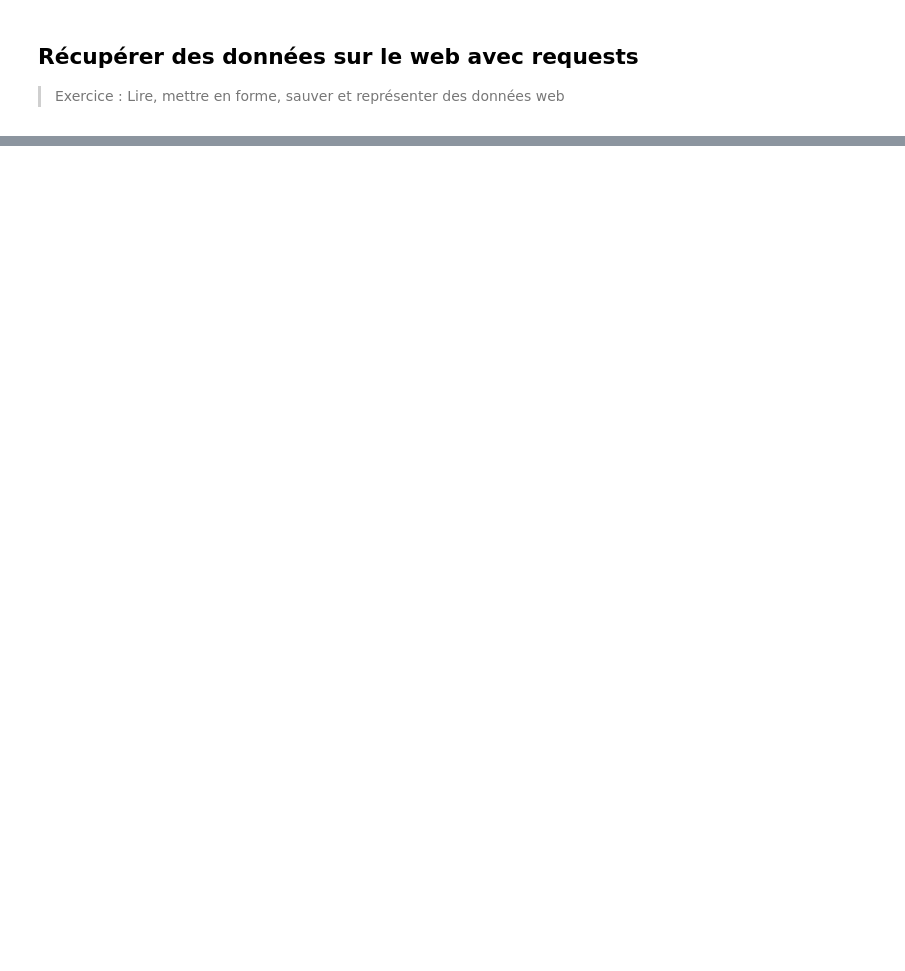
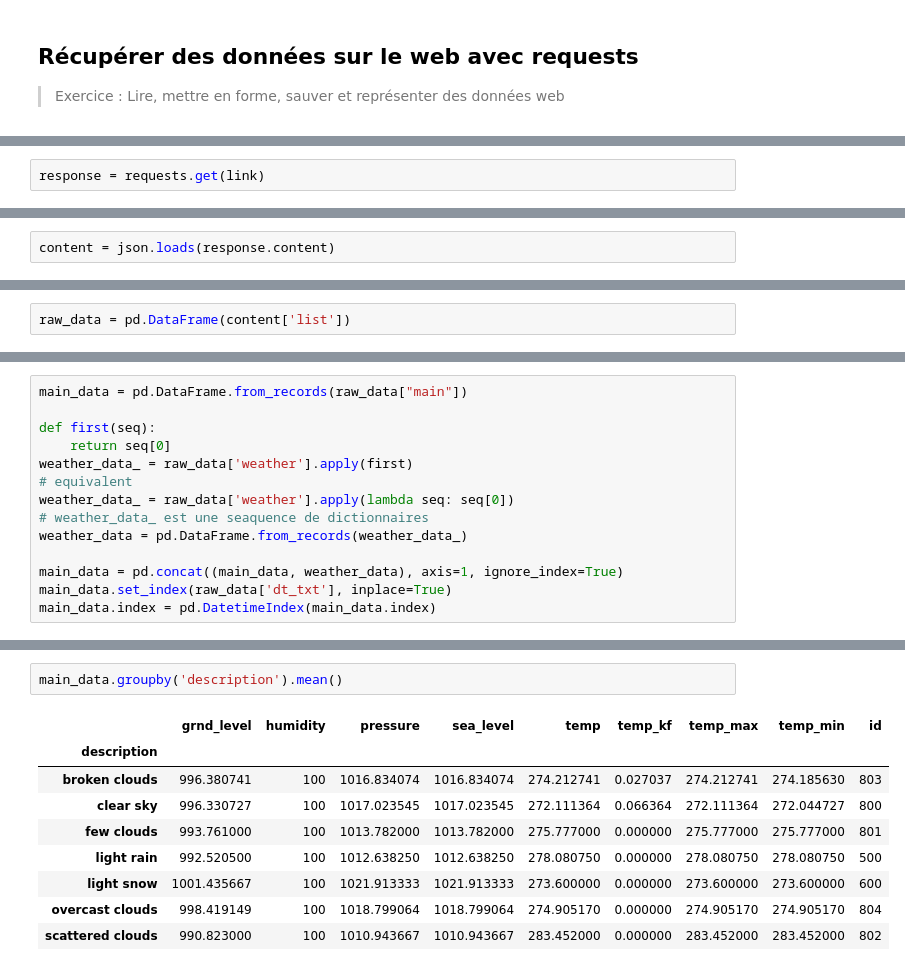
Before and after one commit to glyg/learn_python, a Jupyter notebook: 04-Analyse-de-données.ipynb, the cells around one changed output, grey strips where cells are left out. Saved outputs shown, nothing was run; the diff lists cells and outputs as text; blank space fills up the shorter version.

```diff
--- a/04-Analyse-de-données.ipynb
+++ b/04-Analyse-de-données.ipynb
@@ -225,0 +449,2 @@ fig
+# %%
+response = requests.get(link)
@@ -225,0 +455,2 @@ fig
+# %%
+content = json.loads(response.content)
@@ -225,0 +469,2 @@ fig
+# %%
+raw_data = pd.DataFrame(content['list'])
@@ -225,0 +488,14 @@ fig
+# %%
+main_data = pd.DataFrame.from_records(raw_data["main"])
+
+def first(seq):
+    return seq[0]
+weather_data_ = raw_data['weather'].apply(first)
+# equivalent
+weather_data_ = raw_data['weather'].apply(lambda seq: seq[0])
+# weather_data_ est une seaquence de dictionnaires
+weather_data = pd.DataFrame.from_records(weather_data_)
+
+main_data = pd.concat((main_data, weather_data), axis=1, ignore_index=True)
+main_data.set_index(raw_data['dt_txt'], inplace=True)
+main_data.index = pd.DatetimeIndex(main_data.index)
@@ -225,0 +512,12 @@ fig
+# %%
+main_data.groupby('description').mean()
+# %% [output]
+|  | grnd_level | humidity | pressure | sea_level | temp | temp_kf | temp_max | temp_min | id |
+| description |  |  |  |  |  |  |  |  |  |
+| broken clouds | 996.380741 | 100 | 1016.834074 | 1016.834074 | 274.212741 | 0.027037 | 274.212741 | 274.185630 | 803 |
+| clear sky | 996.330727 | 100 | 1017.023545 | 1017.023545 | 272.111364 | 0.066364 | 272.111364 | 272.044727 | 800 |
+| few clouds | 993.761000 | 100 | 1013.782000 | 1013.782000 | 275.777000 | 0.000000 | 275.777000 | 275.777000 | 801 |
+| light rain | 992.520500 | 100 | 1012.638250 | 1012.638250 | 278.080750 | 0.000000 | 278.080750 | 278.080750 | 500 |
+| light snow | 1001.435667 | 100 | 1021.913333 | 1021.913333 | 273.600000 | 0.000000 | 273.600000 | 273.600000 | 600 |
+| overcast clouds | 998.419149 | 100 | 1018.799064 | 1018.799064 | 274.905170 | 0.000000 | 274.905170 | 274.905170 | 804 |
+| scattered clouds | 990.823000 | 100 | 1010.943667 | 1010.943667 | 283.452000 | 0.000000 | 283.452000 | 283.452000 | 802 |
```
Also changed, not shown: parts of 38 cells of this notebook, 1 other file.
